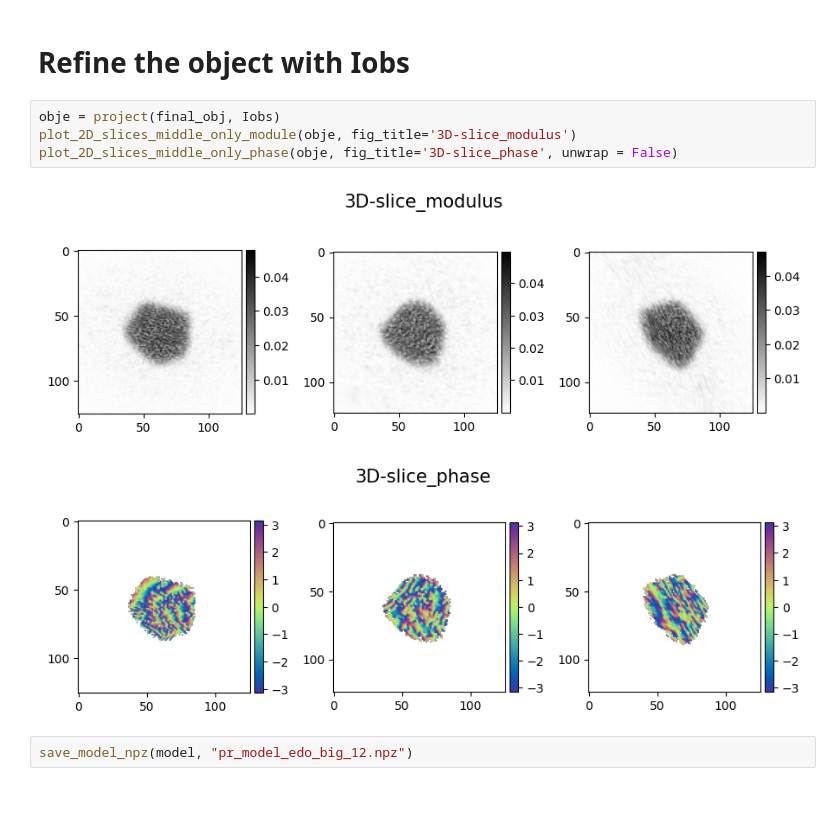
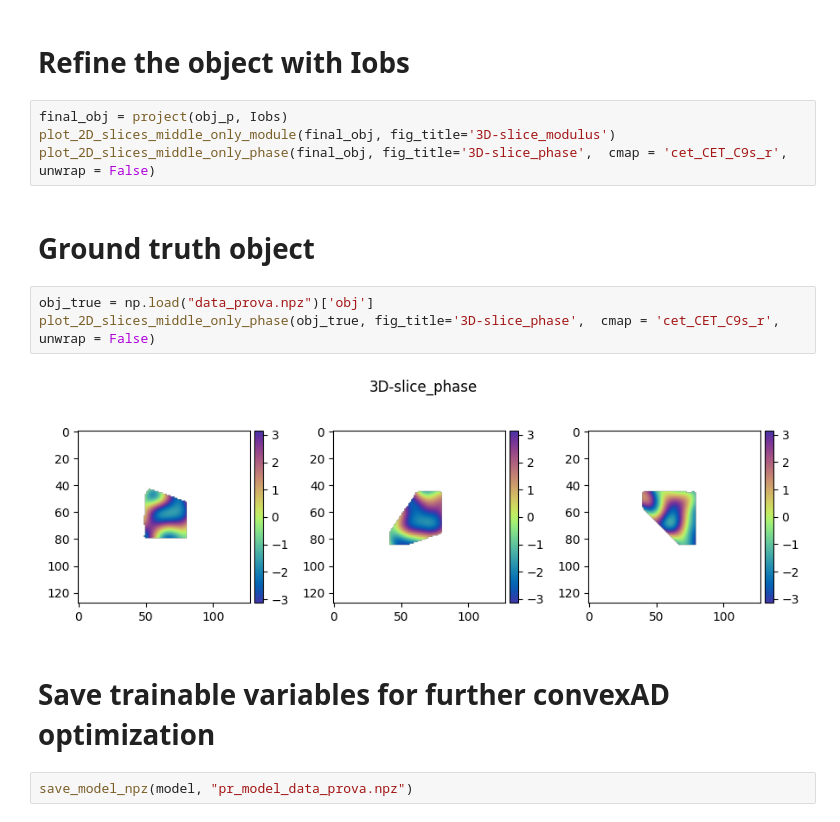
Before and after one commit to matteomasto/convex-ad, a Jupyter notebook: notebooks/demo.ipynb, the cells around one changed output. Cells and saved outputs as stored; diff of their text form.

```diff
--- a/notebooks/demo.ipynb
+++ b/notebooks/demo.ipynb
@@ -210,11 +196,17 @@ final_obj = symmetric_pad_or_crop(final_obj, Iobs.shape)
 # %% [markdown]
 # Refine the object with Iobs
 # %%
-obje = project(final_obj, Iobs)
-plot_2D_slices_middle_only_module(obje, fig_title='3D-slice_modulus')
-plot_2D_slices_middle_only_phase(obje, fig_title='3D-slice_phase', unwrap = False)
+final_obj = project(obj_p, Iobs)
+plot_2D_slices_middle_only_module(final_obj, fig_title='3D-slice_modulus')
+plot_2D_slices_middle_only_phase(final_obj, fig_title='3D-slice_phase',  cmap = 'cet_CET_C9s_r', unwrap = False)
-# %% [output]
-[figure, removed]
-[figure, removed]
+# %% [markdown]
+# Ground truth object
+# %%
+obj_true = np.load("data_prova.npz")['obj']
+plot_2D_slices_middle_only_phase(obj_true, fig_title='3D-slice_phase',  cmap = 'cet_CET_C9s_r', unwrap = False)
+# %% [output]
+[figure, added]
+# %% [markdown]
+# Save trainable variables for further convexAD optimization
 # %%
-save_model_npz(model, "pr_model_edo_big_12.npz")
+save_model_npz(model, "pr_model_data_prova.npz")
```
Also changed, not shown: parts of 18 cells of this notebook, 7 other files.
